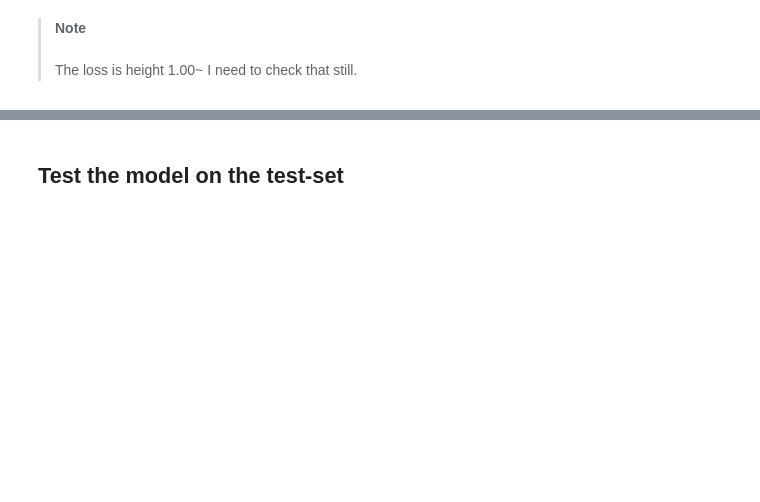
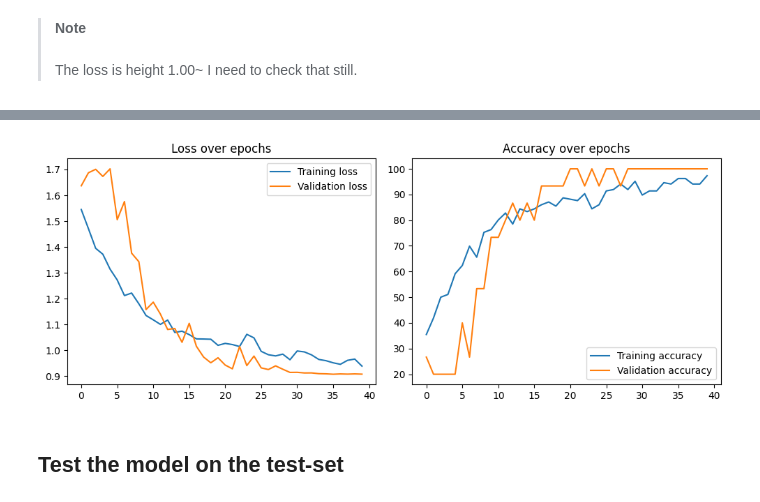
Before and after one commit to PiWebswiss/Genesis, a Jupyter notebook: pytorch-train.ipynb, the cells around one changed output, grey strips where cells are left out. Drawn from its saved outputs; the diff is of its cells as text; code cells hidden in the pictures; blank space fills up the shorter version.

```diff
--- a/pytorch-train.ipynb
+++ b/pytorch-train.ipynb
@@ -339,7 +342,7 @@ class NeuralNetwork(nn.Module):
         # Code the of the base model
         #for param in self.base_model.parameters():
         #    param.requires_grad = False  # Freeze all layers initially
-        self.fine_tune_at = 154
+        self.fine_tune_at = 152
 
         # Iterate through parameters, not layers directly
         for i, param in enumerate(self.base_model.parameters()):
@@ -352,16 +355,20 @@ class NeuralNetwork(nn.Module):
         # Make a classifier
         self.classifier = nn.Sequential(
             nn.AdaptiveAvgPool2d(1),  # More flexible than GlobalAveragePooling
-            nn.Dropout(0.2),
             nn.Flatten(),
             nn.Linear(1280, 1024),  # Adjust input features
             nn.ReLU(),
             nn.Dropout(0.2),
             nn.Linear(1024, 512),
             nn.ReLU(),
-            nn.Linear(512, 512),
+            nn.Dropout(0.2),
+            nn.Linear(512, 200),
             nn.ReLU(),
-            nn.Linear(512, num_classes),
+            nn.Dropout(0.2),
+            nn.Linear(200, 200),
+            nn.ReLU(),
+            nn.Dropout(0.2),
+            nn.Linear(200, num_classes),
             nn.Softmax(dim=1)
         )
 
@@ -547,3 +621,24 @@ plt.show()
+# %%
+# Plot the loss and accuracy curve
+
+fig, (ax0, ax1) = plt.subplots(1, 2, figsize=(10, 4))
+
+# Plot the loss curve
+ax0.plot(train_losses, label='Training loss')
+ax0.plot(val_losses, label='Validation loss')
+ax0.legend()
+ax0.set_title("Loss over epochs")
+
+# Plot the accuracy curve
+ax1.plot(train_accuracys, label='Training accuracy')
+ax1.plot(val_accuracys, label='Validation accuracy')
+ax1.legend()
+ax1.set_title("Accuracy over epochs")
+
+plt.tight_layout()
+plt.show()
+# %% [output]
+[figure, added]
 # %% [markdown]
 ## Test the model on the test-set
 # %%
```
Also changed, not shown: parts of 23 cells of this notebook, 2 other files.
